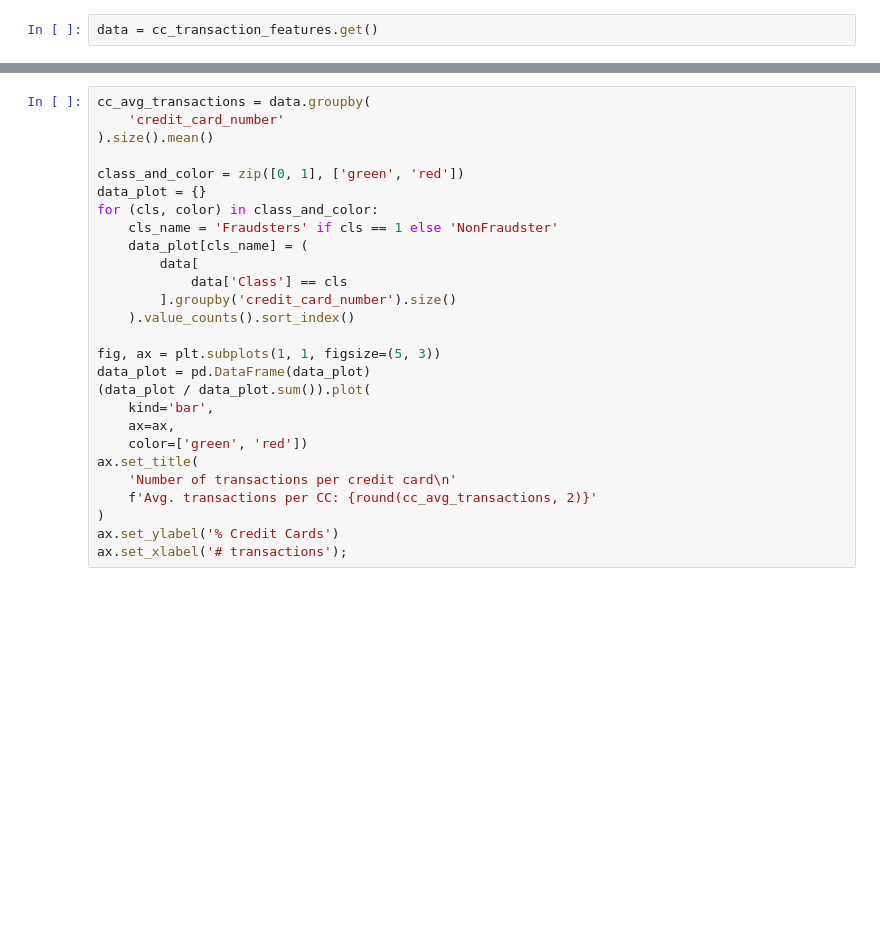
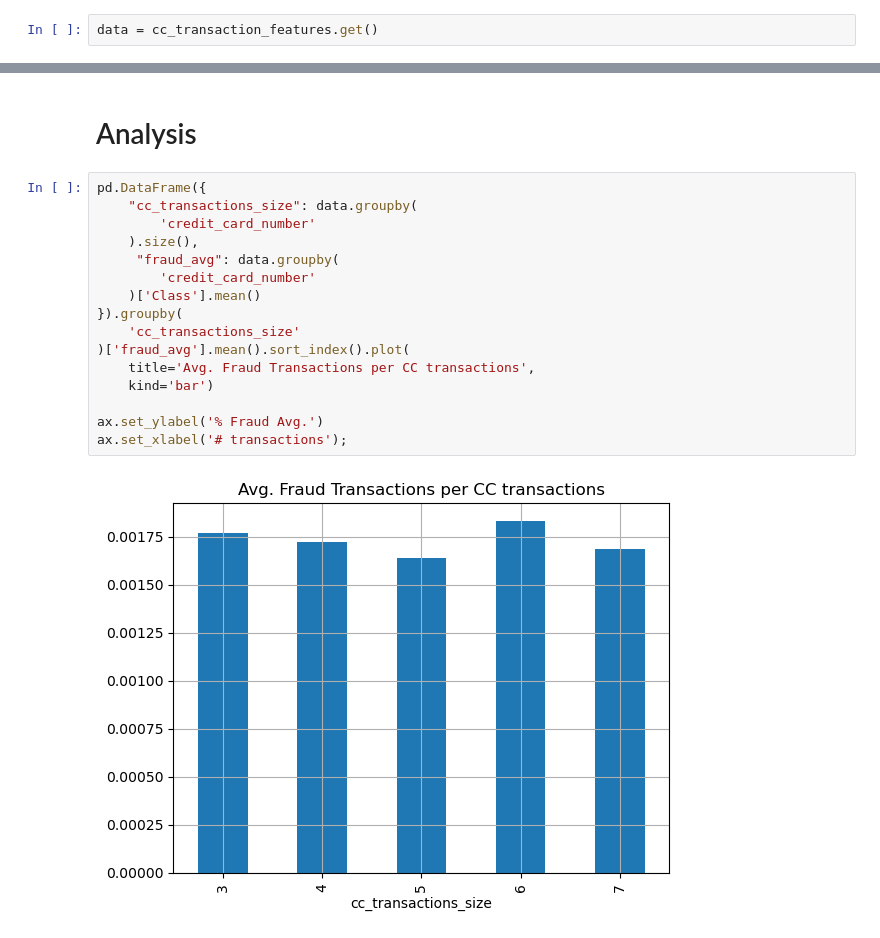
Before and after one commit to RaulSanchezVazquez/fraud_prevention, a Jupyter notebook: notebooks/1_Data_Exploration_and_Preparation.ipynb, the cells around one changed output, grey strips where cells are left out. Saved outputs shown, nothing was run; the diff lists cells and outputs as text; blank space fills up the shorter version.

```diff
--- a/notebooks/1_Data_Exploration_and_Preparation.ipynb
+++ b/notebooks/1_Data_Exploration_and_Preparation.ipynb
@@ -79,30 +79,23 @@ data[
+# %% [markdown]
+# Analysis
 # %%
-cc_avg_transactions = data.groupby(
-    'credit_card_number'
-).size().mean()
+pd.DataFrame({
+    "cc_transactions_size": data.groupby(
+        'credit_card_number'
+    ).size(),
+     "fraud_avg": data.groupby(
+        'credit_card_number'
+    )['Class'].mean()
+}).groupby(
+    'cc_transactions_size'
+)['fraud_avg'].mean().sort_index().plot(
+    title='Avg. Fraud Transactions per CC transactions',
+    kind='bar')
 
-class_and_color = zip([0, 1], ['green', 'red'])
-data_plot = {}
-for (cls, color) in class_and_color:
-    cls_name = 'Fraudsters' if cls == 1 else 'NonFraudster'
-    data_plot[cls_name] = (
-        data[
-            data['Class'] == cls
-        ].groupby('credit_card_number').size()
-    ).value_counts().sort_index()
-
-fig, ax = plt.subplots(1, 1, figsize=(5, 3))
-data_plot = pd.DataFrame(data_plot)
-(data_plot / data_plot.sum()).plot(
-    kind='bar',
-    ax=ax,
-    color=['green', 'red'])
-ax.set_title(
-    'Number of transactions per credit card\n'
-    f'Avg. transactions per CC: {round(cc_avg_transactions, 2)}'
-)
-ax.set_ylabel('% Credit Cards')
+ax.set_ylabel('% Fraud Avg.')
 ax.set_xlabel('# transactions');
+# %% [output]
+[figure, added]
 # %%
 amount_means = data.groupby(
     'credit_card_number'
```
Also changed, not shown: parts of 19 cells of this notebook, 3 other files.
